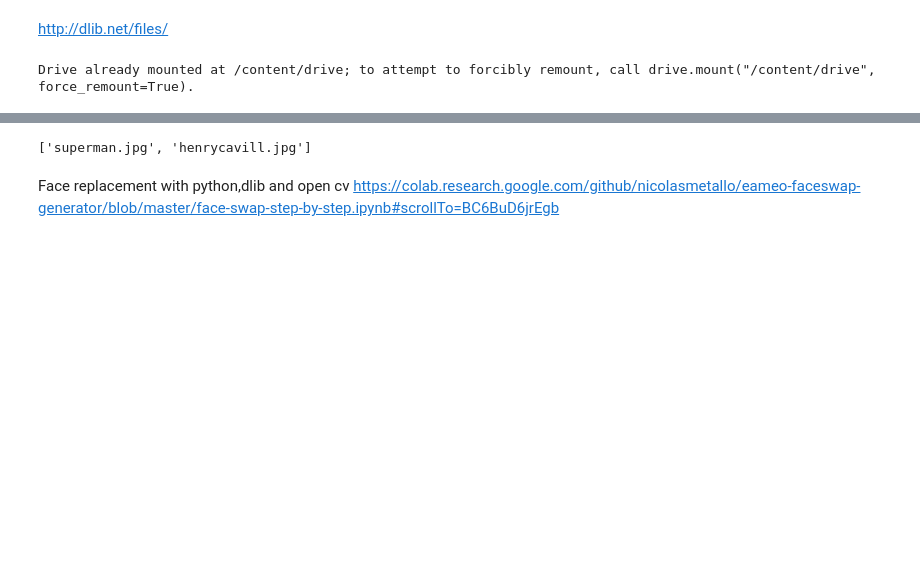
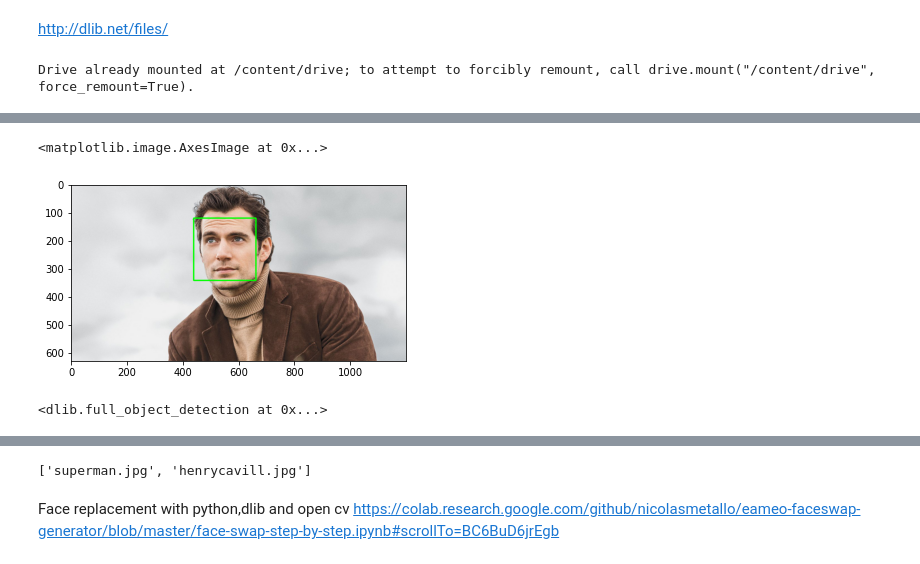
Before and after one commit to Ashishkr108/Learning-Path, a Jupyter notebook: face_recognition_dlib_raw.ipynb, the cells around one changed output, grey strips where cells are left out. Cells and saved outputs as stored; diff of their text form; code cells hidden in the pictures; blank space fills up the shorter version.

```diff
--- a/face_recognition_dlib_raw.ipynb
+++ b/face_recognition_dlib_raw.ipynb
@@ -76,0 +77,5 @@ d = face_detector(image, 1)
+# %%
+plt.imshow(imTemp)
+# %% [output]
+<matplotlib.image.AxesImage at 0x...>
+[figure, added]
@@ -76,0 +85,4 @@ d = face_detector(image, 1)
+# %%
+shapes_faces[0]
+# %% [output]
+<dlib.full_object_detection at 0x...>
```
Also changed, not shown: parts of 20 cells of this notebook.
